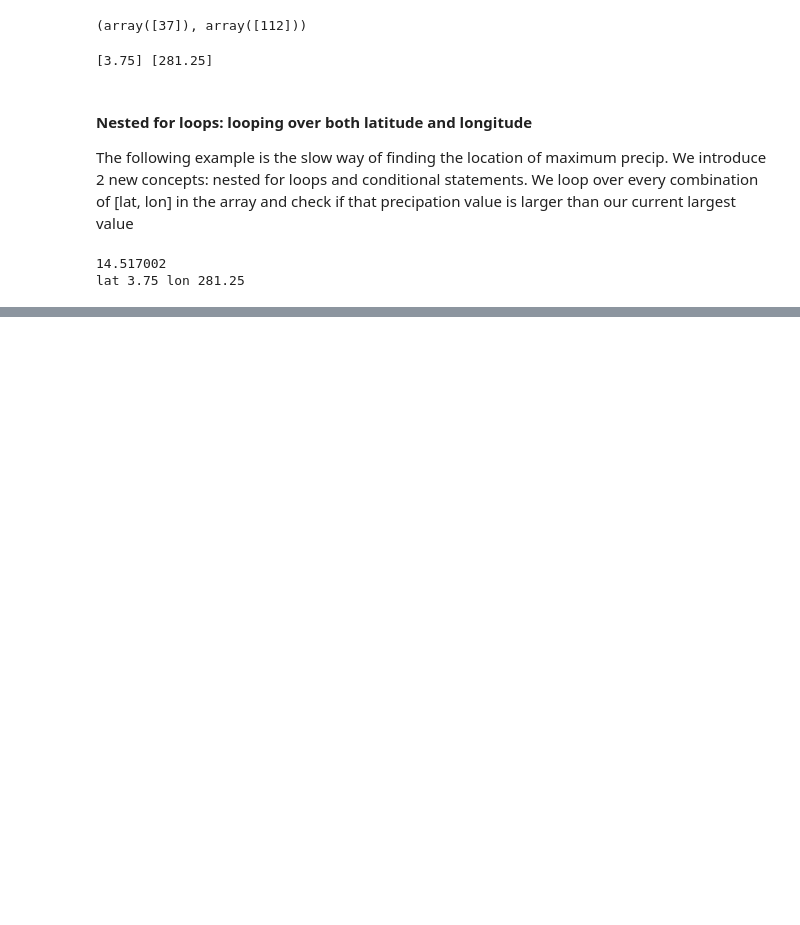
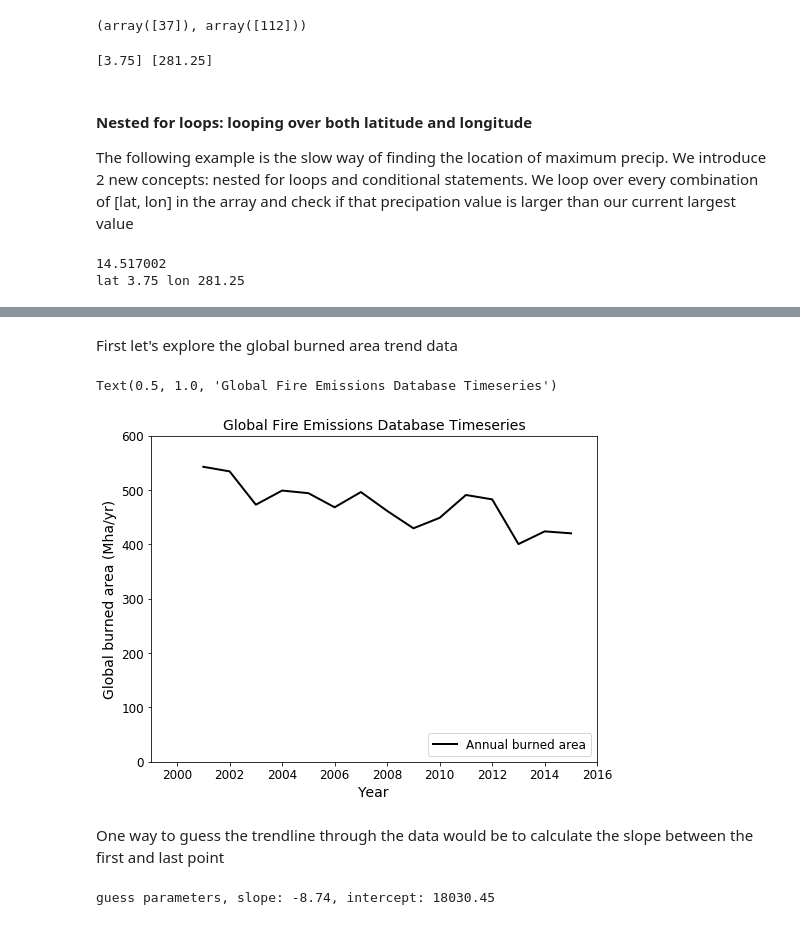
Before and after one commit to scoffiel/ess118_python_reference, a Jupyter notebook: 3_gridded-data.ipynb, the cells around one changed output, grey strips where cells are left out. Cells and saved outputs as stored; diff of their text form; code cells hidden in the pictures; blank space fills up the shorter version.

```diff
--- a/3_gridded-data.ipynb
+++ b/3_gridded-data.ipynb
@@ -104,0 +108,38 @@ lat 3.75 lon 281.25
+# %% [markdown]
+First let's explore the global burned area trend data
+# %%
+import matplotlib.pyplot as py
+import numpy as np
+import matplotlib.pyplot as py
+
+#***read in burned area file***
+filename = "burnedarea.txt"
+filedata  = np.loadtxt(filename, skiprows=1, delimiter =",")
+years     = filedata[:,0]
+areatotal = filedata[:,1]
+
+nyears    = len(years)
+
+py.close()
+fig = py.figure(figsize=(8,6)) # size is optional
+my_font_size = 12
+ax1 = fig.add_subplot(1,1,1) # (rows, cols, plot)
+ax1.plot(years, areatotal, color="black", label="Annual burned area", linewidth=2)
+ax1.set_ylim(0, 600)
+ax1.set_xlim(1999, 2016)
+ax1.set_ylabel("Global burned area (Mha/yr)", fontsize = my_font_size + 2)
+ax1.set_xlabel("Year", fontsize = my_font_size+ 2)
+ax1.tick_params(labelsize = my_font_size)
+ax1.legend(loc = "lower right", fontsize = my_font_size)
+ax1.set_title("Global Fire Emissions Database Timeseries", fontsize = my_font_size +2)
+# %% [output]
+Text(0.5, 1.0, 'Global Fire Emissions Database Timeseries')
+[figure, added]
+# %% [markdown]
+One way to guess the trendline through the data would be to calculate the slope between the first and last point
+# %%
+mguess = (areatotal[-1]-areatotal[0])/(years[-1]-years[0]) #slope
+bguess = areatotal[0] - mguess*years[0] #intercept
+print('guess parameters, slope: {:.2f}, intercept: {:.2f}'.format(mguess, bguess))
+# %% [output]
+guess parameters, slope: -8.74, intercept: 18030.45
```
Also changed, not shown: parts of 9 cells of this notebook.
